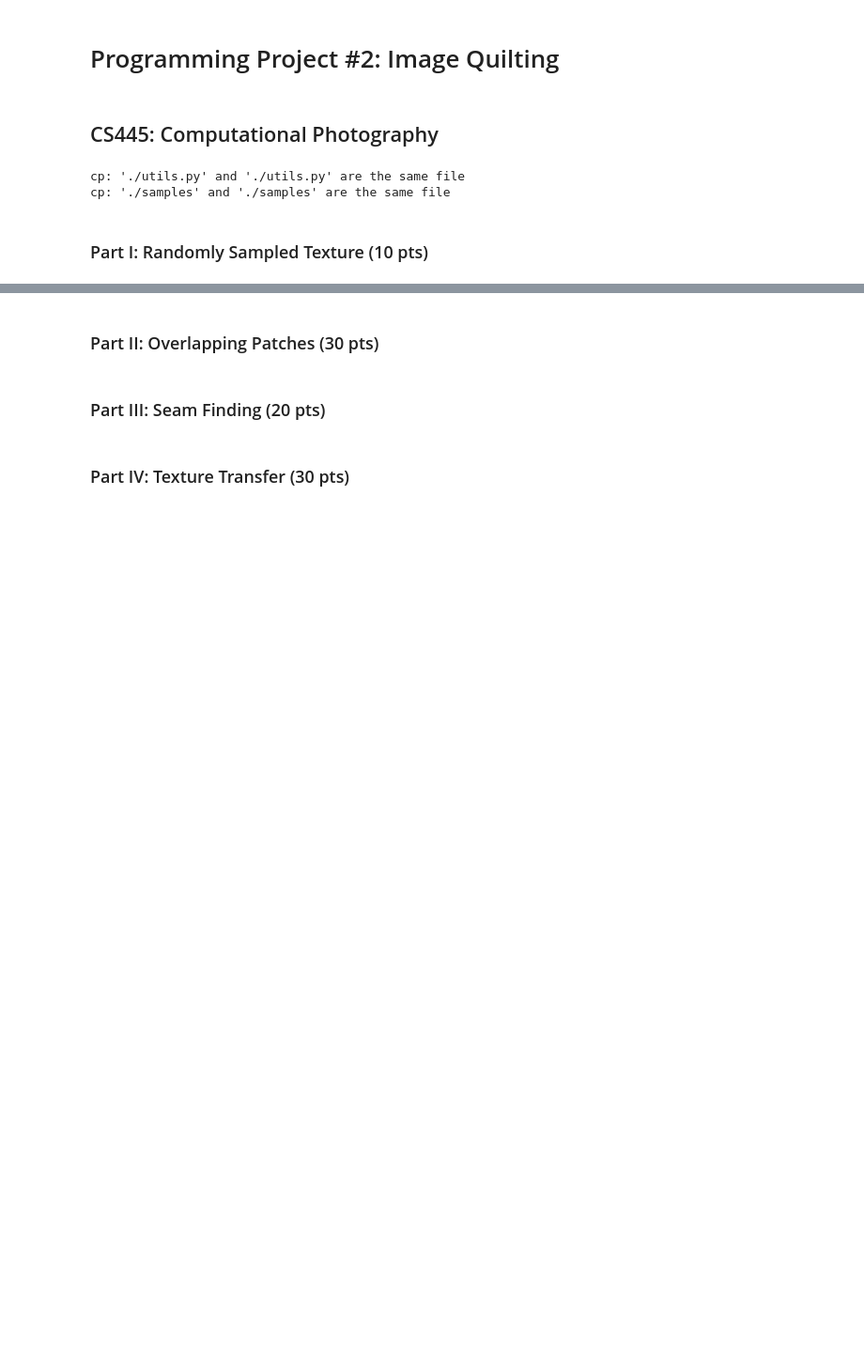
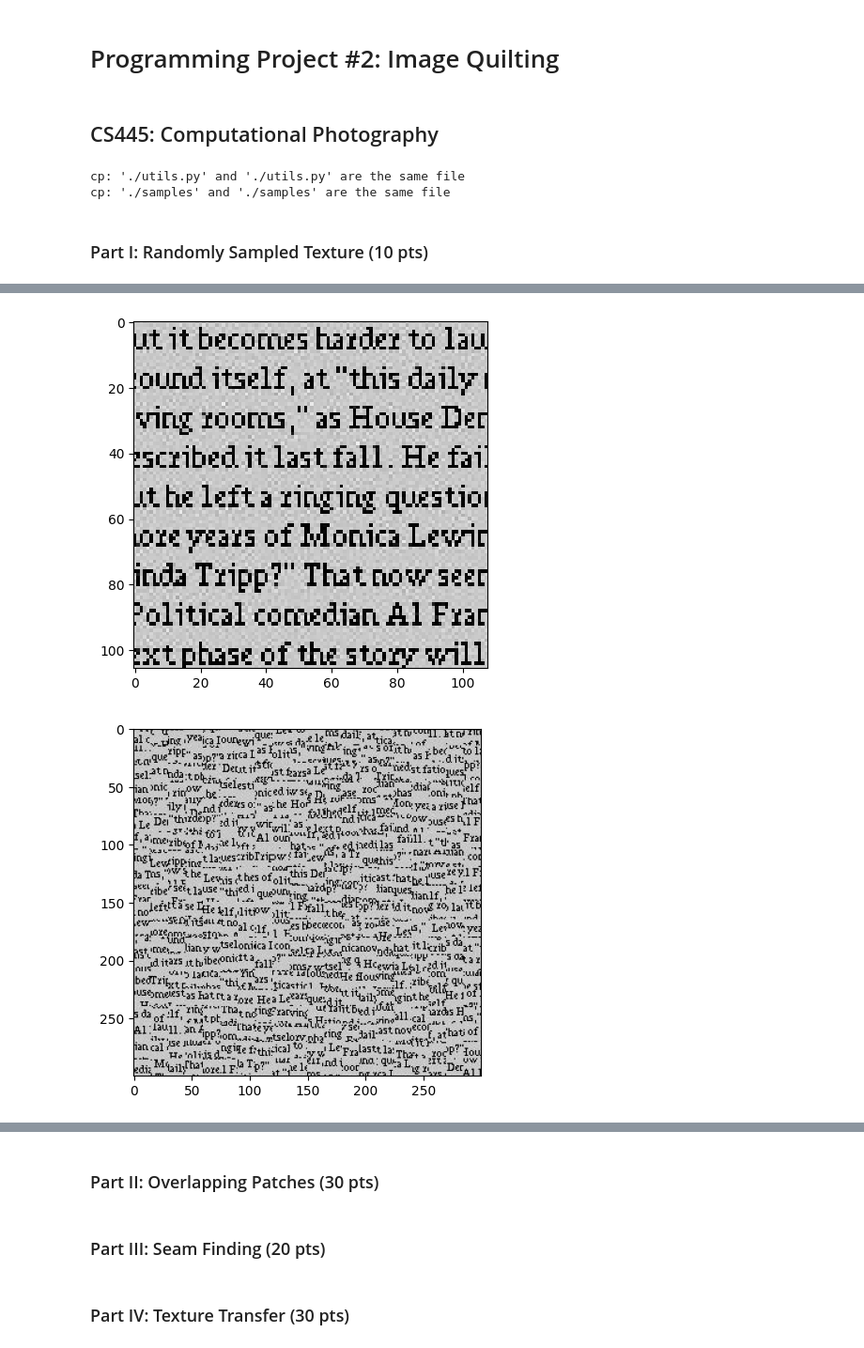
Before and after one commit to reedwrogers/UIUC-Computational-Photography, a Jupyter notebook: Project_2/cs445_proj2_starter_code-2/CS445_Proj2_Starter.ipynb, the cells around one changed output, grey strips where cells are left out. Shown at 94% size. Drawn from its saved outputs; the diff is of its cells as text; code cells hidden in the pictures; blank space fills up the shorter version.

```diff
--- a/Project_2/cs445_proj2_starter_code-2/CS445_Proj2_Starter.ipynb
+++ b/Project_2/cs445_proj2_starter_code-2/CS445_Proj2_Starter.ipynb
@@ -102,0 +83,14 @@ if res is not None:
+# %%
+sample_img_fn = 'samples/text_small.jpg' # feel free to change
+sample_img = cv2.cvtColor(cv2.imread(sample_img_fn), cv2.COLOR_BGR2RGB)
+plt.imshow(sample_img)
+plt.show()
+
+out_size = 300  # change these parameters as needed
+patch_size = 15
+res = quilt_random(sample_img, out_size, patch_size)
+if res is not None:
+    plt.imshow(res)
+# %% [output]
+[figure, added]
+[figure, added]
```
Also changed, not shown: parts of 4 cells of this notebook.
